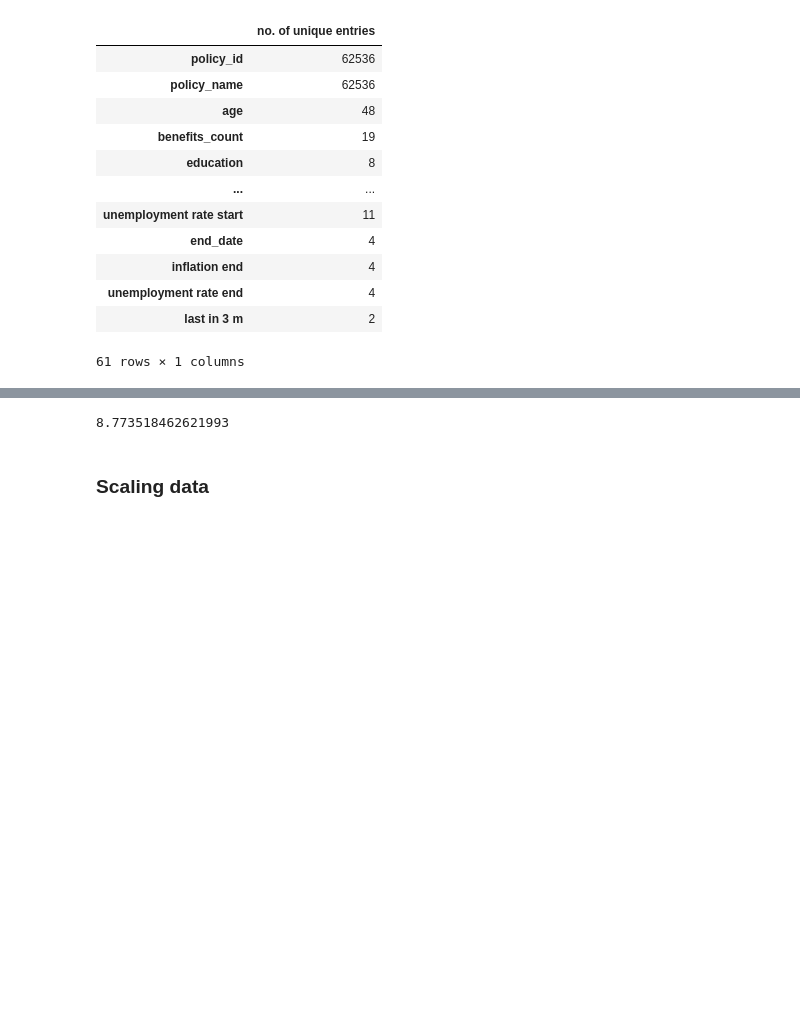
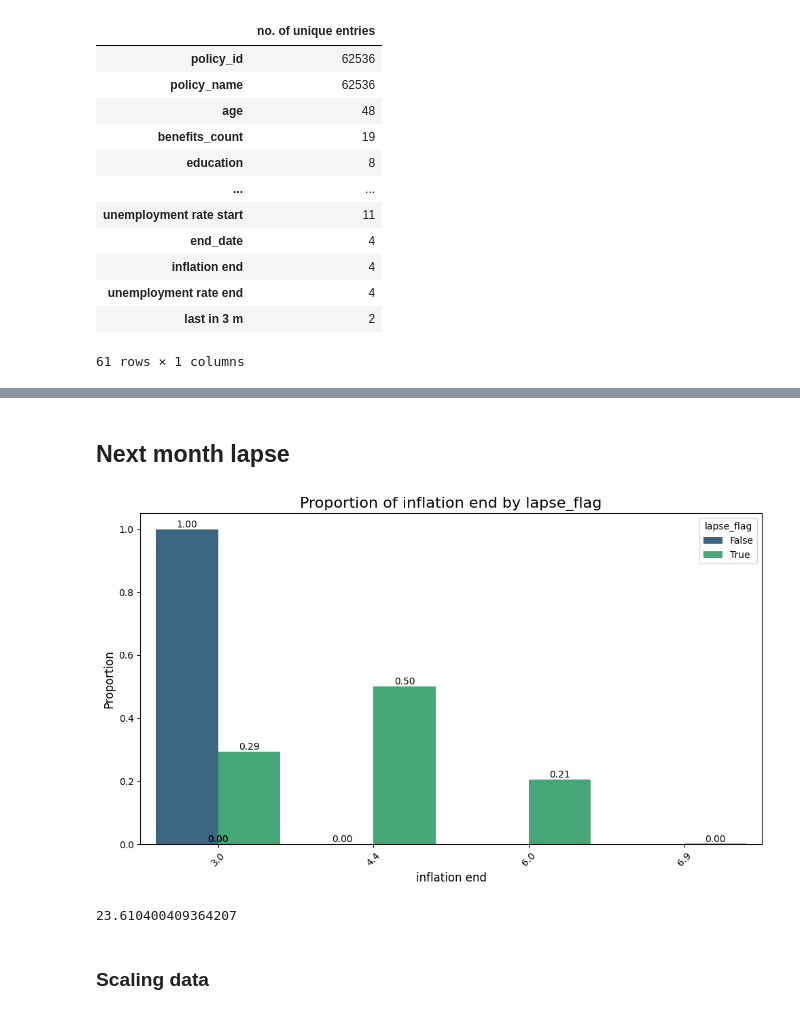
Before and after one commit to Christine-H-code/LapseRate_modeling, a Jupyter notebook: NearFuture/near_future_modeling.ipynb, the cells around one changed output, grey strips where cells are left out. Cells and saved outputs as stored; diff of their text form; code cells hidden in the pictures; blank space fills up the shorter version.

Commit message:
splitting data into datasets for each target

```diff
--- a/near_future_modeling.ipynb
+++ b/NearFuture/near_future_modeling.ipynb
@@ -105,5 +190,5 @@ data.head()
 # %%
-data.drop(columns=['reason', 'policy_type', 'has_been_recaptured'], inplace=True)
+data.drop(columns=['reason', 'policy_type', 'has_been_recaptured','last in 3 m','securitygroup_id','# claims', 'res_code_QA_sum','res_code_claims_sum', 'res_code_update_sum','unemployment rate end','inflation end'], inplace=True)
 data_info = DataPreparation(df=data)
 # %%
 data_info.uniq_df
@@ -142,11 +227,20 @@ data_info.null_df
 # %%
-
-data[['1 month ago payment','2 month ago payment','3 month ago payment','4 month ago payment','5 month ago payment','6 month ago payment']]=data[['1 month ago payment','2 month ago payment','3 month ago payment','4 month ago payment','5 month ago payment','6 month ago payment']].fillna('NA')
+fill_values = {
+    '1 month ago payment': 'not incepted',
+    '2 month ago payment': 'not incepted',
+    '3 month ago payment': 'not incepted',
+    '4 month ago payment': 'not incepted',
+    '5 month ago payment': 'not incepted',
+    '6 month ago payment': 'not incepted'
+}
+# Use the dictionary to fill missing values
+data.fillna(value=fill_values, inplace=True)
 
 imp_dict={'optionality': 'mode',
               'cover_amount_full':'mean'}
 data_info.imputating_nulls(imp_dict=imp_dict)
 data=data_info.imputed_df
 # %%
-data=data.apply(lambda row: )
+data['original_premium'] = data['original_premium'].fillna('premium')
+data['prev_premium'] = data['prev_premium'].fillna('premium')
 # %%
@@ -167,0 +262,2 @@ data_info.imputed_df
+# %% [markdown]
+## Next month lapse
@@ -168,7 +266,33 @@ data_info.imputed_df
+# %%
+next_month_lapse_data = data[['age', 'benefits_count', 'education',
+       'gender', 'income', 'smoker_status', 'sold_socio_economic_class',
+       'optionality', 'premium',
+        'original_premium','last_benefit_amount', 'last_main_premium',
+       'total_funeral_premium', 'funeral_count',
+       'prev_premium', 'lapse_flag', 'cover_amount_full',
+        'eml', 'pml', 'current individual_income',
+       'orginal individual_income',
+       '* policy start delay months', '* policy duration months',
+       'last premium amount due', 'duration to anniversary',
+       'payment_method_DebiCheck_sum', 'payment_method_EFT_sum',
+       'payment_method_Pre Fund_sum', '# anniversaries', 'payment rate',
+       '1 month ago payment', '2 month ago payment', '3 month ago payment',
+       '4 month ago payment', '5 month ago payment', '6 month ago payment',
+        '# calls', '# calls contacted',
+        'res_code_other_sum', 'res_code_payment_sum',
+       'res_code_sale_sum', 'inflation start',
+       'unemployment rate start']].copy()
+# %%
+cat= 'inflation end'
+data=next_month_lapse_data
+bar_comp(data,category=cat,split='lapse_flag')
+# %% [output]
+[figure, added]
 # %%
+target='lapse_flag'
 data[target].sum()*100/data[target].count()
 # %% [output]
-8.773518462621993
+23.610400409364207
 # %% [markdown]
 ### Scaling data
 # %%
```
Also changed, not shown: parts of 15 cells of this notebook.
